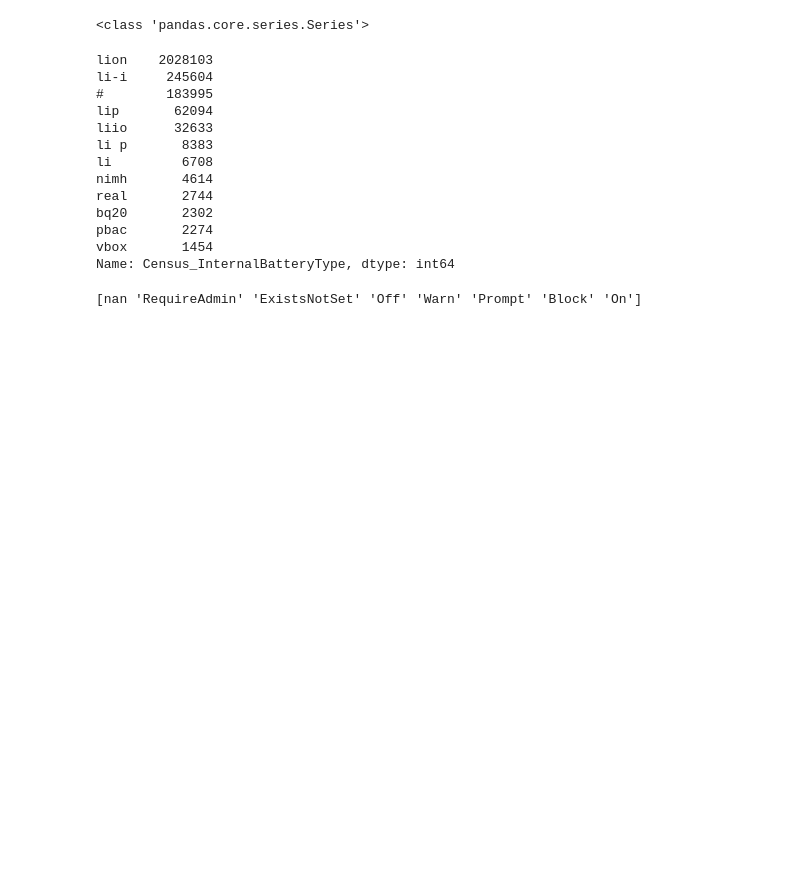
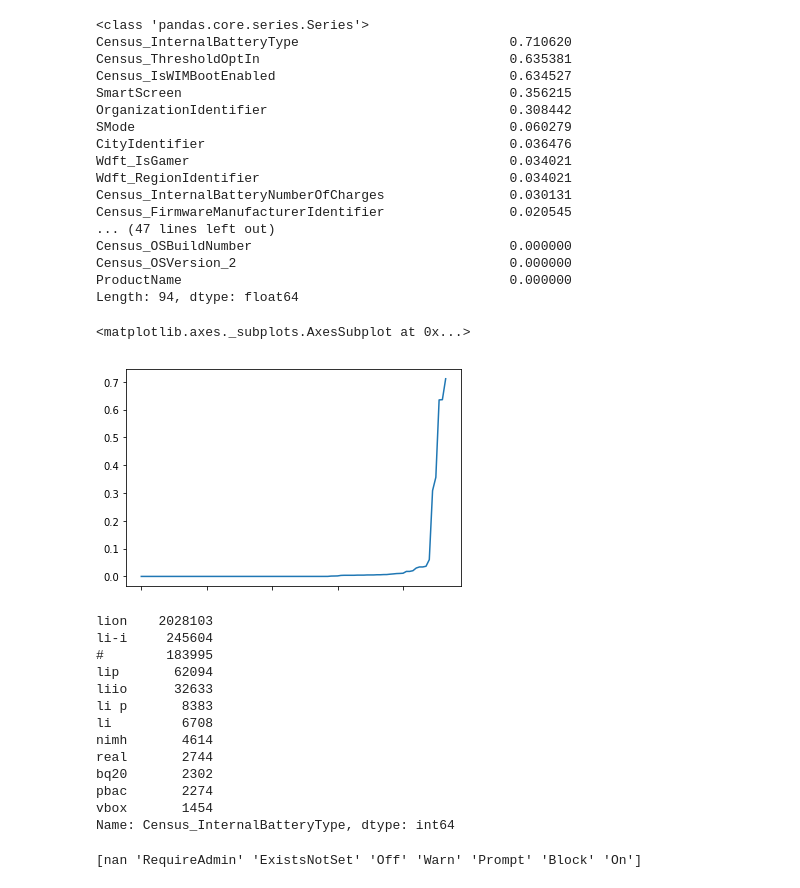
Before and after one commit to anilrajgr/kaggle, a Jupyter notebook: microsoft-malware-prediction/k-csv2dataframe.ipynb, the cells around one changed output. Cells and saved outputs as stored; diff of their text form; code cells hidden in the pictures; blank space fills up the shorter version.

```diff
--- a/microsoft-malware-prediction/k-csv2dataframe.ipynb
+++ b/microsoft-malware-prediction/k-csv2dataframe.ipynb
@@ -14,12 +14,29 @@ df.to_pickle('df.pkl')
 # %%
 # Percentage of nulls
 print(type(df.isnull().sum()/df.shape[0]))
 plt.figure()
 # (df.isnull().sum()/df.shape[0]).plot.hist()
 print((df.isnull().sum()/df.shape[0]).sort_values(ascending=False))
-(df.isnull().sum()/df.shape[0]).sort_values().plot()
 # %% [output]
 <class 'pandas.core.series.Series'>
+Census_InternalBatteryType                           0.710620
+Census_ThresholdOptIn                                0.635381
+Census_IsWIMBootEnabled                              0.634527
+SmartScreen                                          0.356215
+OrganizationIdentifier                               0.308442
+SMode                                                0.060279
+CityIdentifier                                       0.036476
+Wdft_IsGamer                                         0.034021
+Wdft_RegionIdentifier                                0.034021
+Census_InternalBatteryNumberOfCharges                0.030131
+Census_FirmwareManufacturerIdentifier                0.020545
+... (47 lines left out)
+Census_OSBuildNumber                                 0.000000
+Census_OSVersion_2                                   0.000000
+ProductName                                          0.000000
+Length: 94, dtype: float64
+<matplotlib.axes._subplots.AxesSubplot at 0x...>
+[figure, added]
 # %%
 # Remove the rows, where the value count is less than 1000
 vc = df.Census_InternalBatteryType.value_counts()
```
